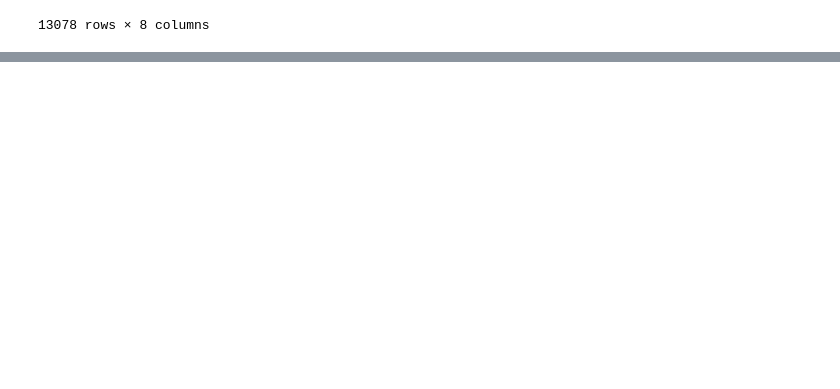
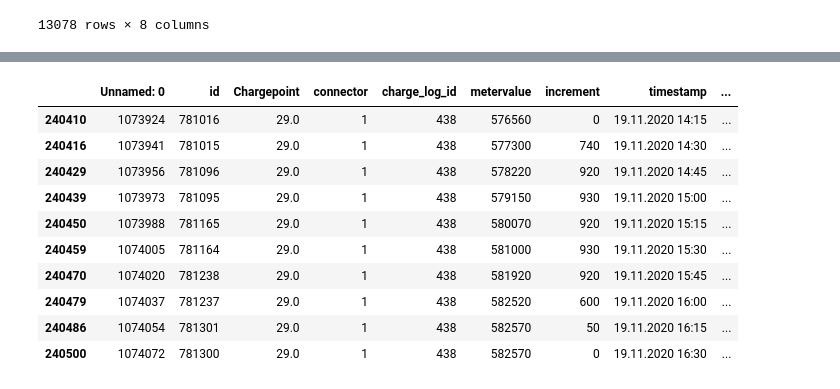
Before and after one commit to invveritas/green_charging_emobility, a Jupyter notebook: Notebooks/average_charging_sessions.ipynb, the cells around one changed output, grey strips where cells are left out. Cells and saved outputs as stored; diff of their text form; code cells hidden in the pictures; blank space fills up the shorter version.

```diff
--- a/Notebooks/average_charging_sessions.ipynb
+++ b/Notebooks/average_charging_sessions.ipynb
@@ -215,0 +234,14 @@ Timedelta('1 days 04:00:00')
+# %%
+single_charge
+# %% [output]
+|  | Unnamed: 0 | id | Chargepoint | connector | charge_log_id | metervalue | increment | timestamp | ... |
+| 240410 | 1073924 | 781016 | 29.0 | 1 | 438 | 576560 | 0 | 19.11.2020 14:15 | ... |
+| 240416 | 1073941 | 781015 | 29.0 | 1 | 438 | 577300 | 740 | 19.11.2020 14:30 | ... |
+| 240429 | 1073956 | 781096 | 29.0 | 1 | 438 | 578220 | 920 | 19.11.2020 14:45 | ... |
+| 240439 | 1073973 | 781095 | 29.0 | 1 | 438 | 579150 | 930 | 19.11.2020 15:00 | ... |
+| 240450 | 1073988 | 781165 | 29.0 | 1 | 438 | 580070 | 920 | 19.11.2020 15:15 | ... |
+| 240459 | 1074005 | 781164 | 29.0 | 1 | 438 | 581000 | 930 | 19.11.2020 15:30 | ... |
+| 240470 | 1074020 | 781238 | 29.0 | 1 | 438 | 581920 | 920 | 19.11.2020 15:45 | ... |
+| 240479 | 1074037 | 781237 | 29.0 | 1 | 438 | 582520 | 600 | 19.11.2020 16:00 | ... |
+| 240486 | 1074054 | 781301 | 29.0 | 1 | 438 | 582570 | 50 | 19.11.2020 16:15 | ... |
+| 240500 | 1074072 | 781300 | 29.0 | 1 | 438 | 582570 | 0 | 19.11.2020 16:30 | ... |
```
Also changed, not shown: parts of 6 cells of this notebook, 1 other file.
